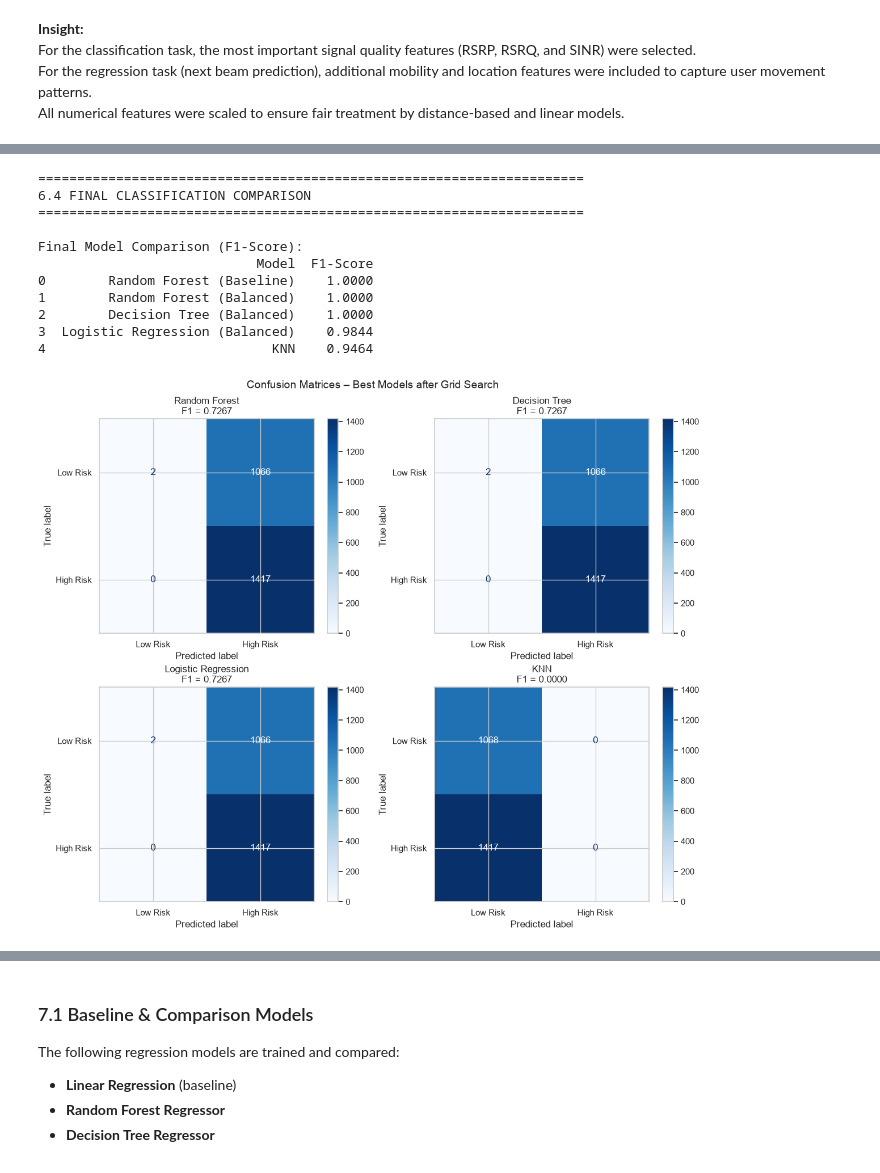
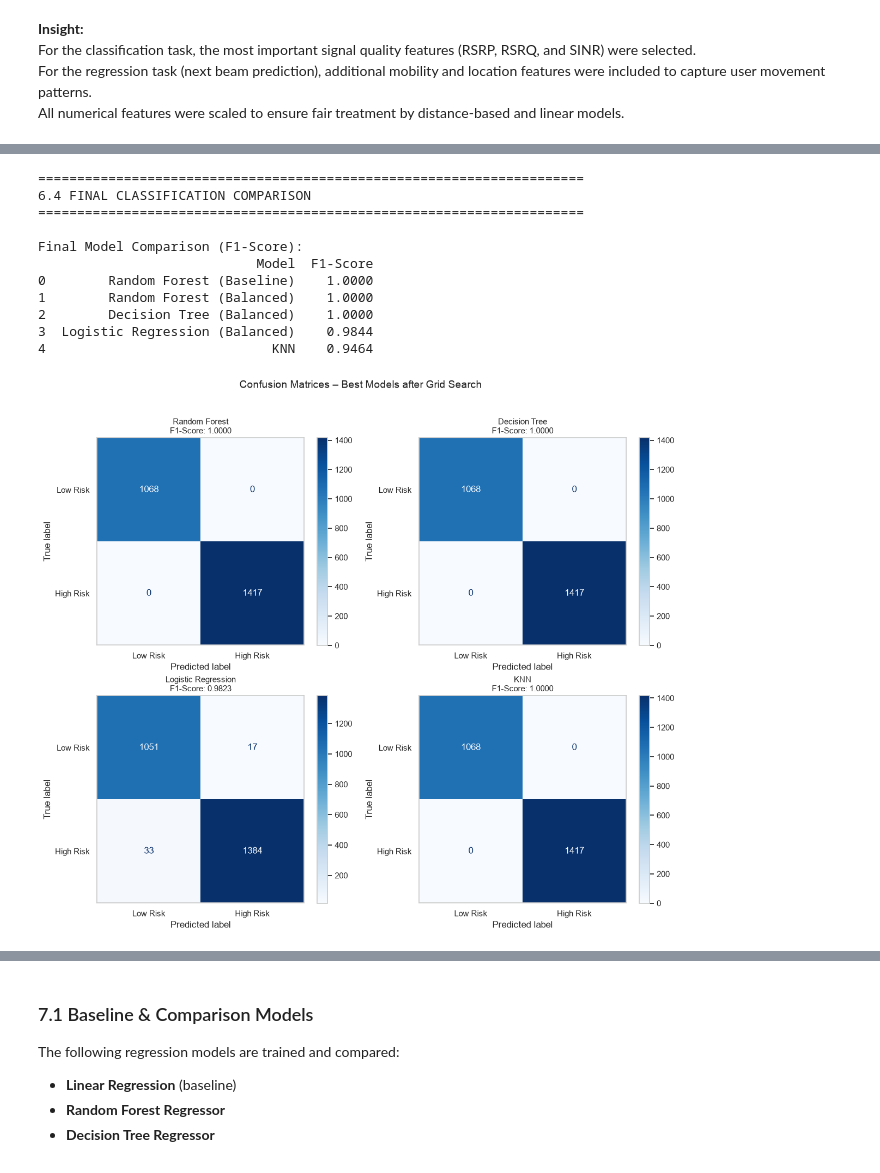
Before and after one commit to xtinbird/Final-Report-Predictive--Spatial-Spectrum-Management--in-Broadband-Wireless-Networks, a Jupyter notebook: Capstone_Final_and_Model_Comparision.ipynb, the cells around one changed output, grey strips where cells are left out. Saved outputs shown, nothing was run; the diff lists cells and outputs as text; code cells hidden in the pictures.

```diff
--- a/Capstone_Final_and_Model_Comparision.ipynb
+++ b/Capstone_Final_and_Model_Comparision.ipynb
@@ -815,15 +1198,12 @@ This section summarizes the performance of all classification models, shows the
 # %%
-# ============================================================
-# 6.4 Classification Model Comparison Summary
-# ============================================================
+# Final Classification Benchmark: Model Comparison, Confusion Matrices & Feature Attribution
 
-
-print("="*70)
+print("=" * 70)
 print("6.4 FINAL CLASSIFICATION COMPARISON")
-print("="*70)
+print("=" * 70)
 
 # ----------------------------------------------------------
-# 1. Final Comparison Table
+# 1. Final Comparison DataFrame
 # ----------------------------------------------------------
 final_comparison = pd.DataFrame({
     "Model": [
@@ -840,7 +1220,7 @@ print("\nFinal Model Comparison (F1-Score):")
 print(final_comparison)
 
 # ----------------------------------------------------------
-# 2. Confusion Matrices of Best Models
+# 2. Confusion Matrices of Best Grid-Searched Estimators
 # ----------------------------------------------------------
 best_models = {
     "Random Forest": rf_grid.best_estimator_,
@@ -852,21 +1232,24 @@ best_models = {
 fig, axes = plt.subplots(2, 2, figsize=(12, 10))
 axes = axes.ravel()
 
-for idx, (name, model) in enumerate(best_models.items()):
-    y_pred = model.predict(X_test_scaled)
+for idx, (name, pipeline) in enumerate(best_models.items()):
+    # Predict directly using fitted grid pipelines on raw unscaled X_test
+    # (Pipelines automatically apply internal scaling transformations)
+    y_pred = pipeline.predict(X_test)
     f1 = f1_score(y_test, y_pred)
 
     cm = confusion_matrix(y_test, y_pred)
     disp = ConfusionMatrixDisplay(cm, display_labels=["Low Risk", "High Risk"])
-    disp.plot(ax=axes[idx], cmap="Blues", values_format='d')
-    axes[idx].set_title(f"{name}\nF1 = {f1:.4f}")
+    disp.plot(ax=axes[idx], cmap="Blues", values_format="d")
+    axes[idx].set_title(f"{name}\nF1-Score: {f1:.4f}", fontsize=11)
+    axes[idx].grid(False)
 
-plt.suptitle("Confusion Matrices – Best Models after Grid Search", fontsize=14)
+plt.suptitle("Confusion Matrices – Best Models after Grid Search", fontsize=14, y=1.02)
 plt.tight_layout()
 plt.show()
 
 # ----------------------------------------------------------
-# 3. Feature Importance (Best Random Forest)
+# 3. Gini Feature Importance (Tuned Random Forest)
 # ----------------------------------------------------------
 best_rf_model = rf_grid.best_estimator_.named_steps["model"]
 
@@ -874,32 +1257,34 @@ feature_names = [
     "rsrp_dbm", "rsrq_db", "sinr_db", "prb_util",
     "speed_mps", "heading_rad", "ssb_beam_idx", "doppler_hz"
 ]
 
 importances = best_rf_model.feature_importances_
 indices = np.argsort(importances)
 
 plt.figure(figsize=(10, 6))
 plt.barh(range(len(indices)), importances[indices], color="steelblue", edgecolor="black")
 plt.yticks(range(len(indices)), [feature_names[i] for i in indices])
-plt.xlabel("Feature Importance Score")
+plt.xlabel("Gini Feature Importance Score")
 plt.title("Feature Importance – Best Random Forest Model", fontsize=14)
 plt.grid(axis="x", linestyle="--", alpha=0.7)
 
+# Display value annotations next to horizontal bars
 for i, v in enumerate(importances[indices]):
     plt.text(v + 0.005, i, f"{v:.3f}", va="center", fontsize=10)
 
+plt.xlim(0, max(importances) * 1.15)
 plt.tight_layout()
 plt.show()
 # %% [output]
 ======================================================================
 6.4 FINAL CLASSIFICATION COMPARISON
 ======================================================================
 
 Final Model Comparison (F1-Score):
                             Model  F1-Score
 0        Random Forest (Baseline)    1.0000
 1        Random Forest (Balanced)    1.0000
 2        Decision Tree (Balanced)    1.0000
 3  Logistic Regression (Balanced)    0.9844
 4                             KNN    0.9464
-[figure, old version]
+[figure, new version]
```
Also changed, not shown: parts of 112 cells of this notebook.
